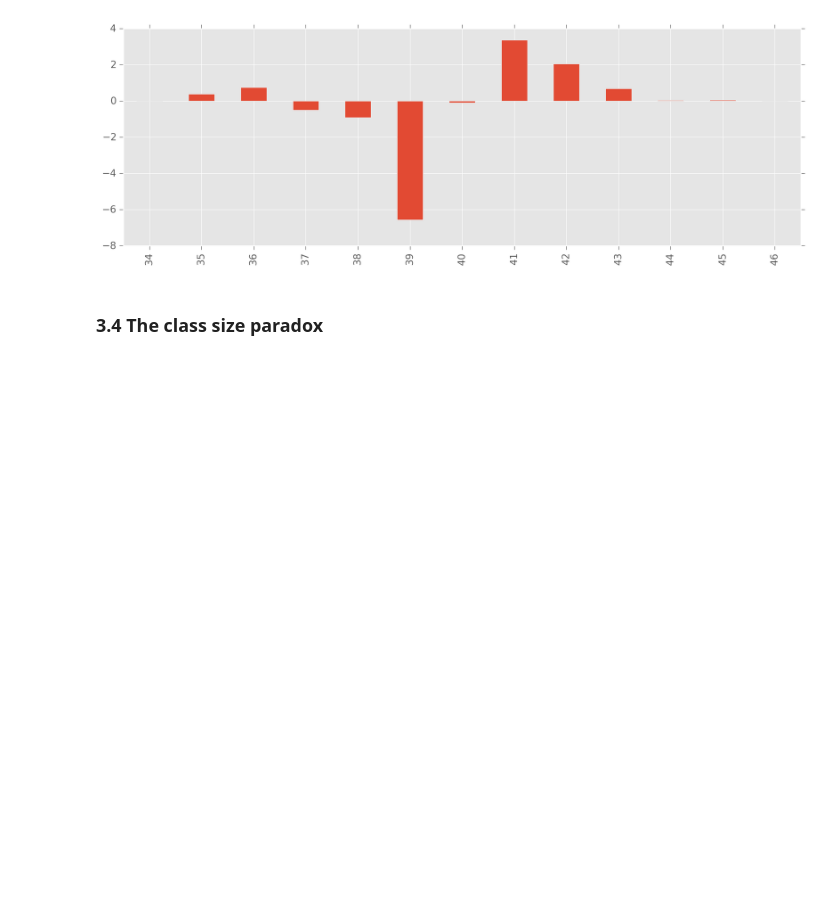
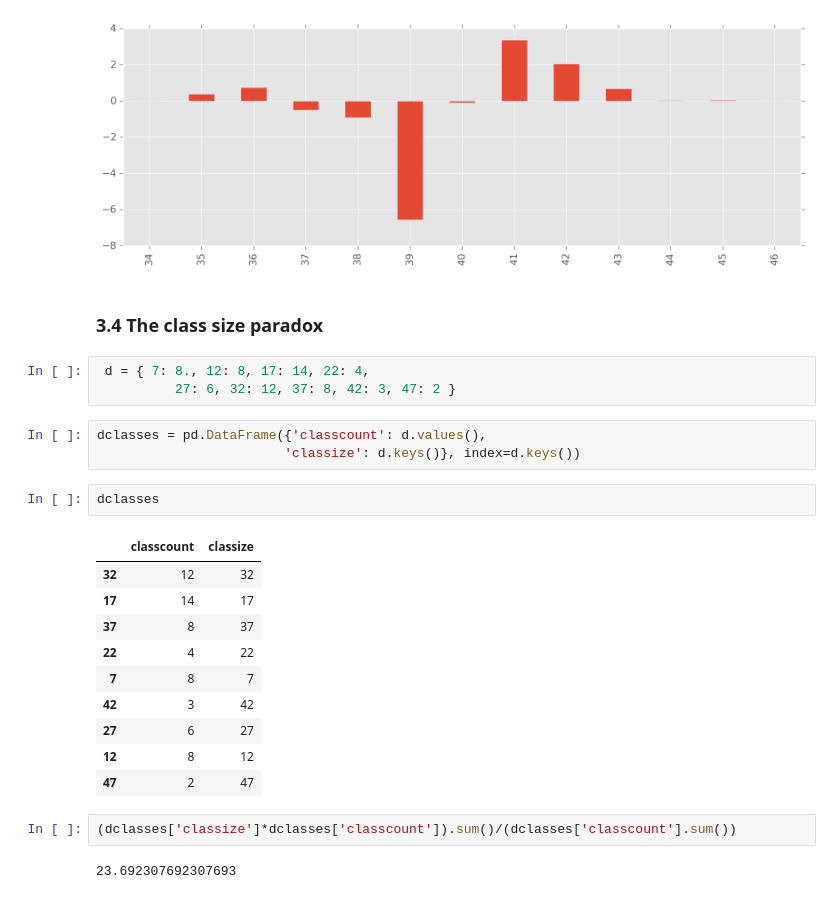
Before and after one commit to doolingdavid/ThinkStats2, a Jupyter notebook: code/chap01ex.ipynb, the cells around one changed output. Saved outputs shown, nothing was run; the diff lists cells and outputs as text; blank space fills up the shorter version.

```diff
--- a/code/chap01ex.ipynb
+++ b/code/chap01ex.ipynb
@@ -692,3 +692,26 @@ dtest.delta.loc[34:46].plot(kind='bar')
 [figure]
 # %% [markdown]
 ### 3.4 The class size paradox
+# %%
+ d = { 7: 8., 12: 8, 17: 14, 22: 4,
+          27: 6, 32: 12, 37: 8, 42: 3, 47: 2 }
+# %%
+dclasses = pd.DataFrame({'classcount': d.values(),
+                        'classize': d.keys()}, index=d.keys())
+# %%
+dclasses
+# %% [output]
+|  | classcount | classize |
+| 32 | 12 | 32 |
+| 17 | 14 | 17 |
+| 37 | 8 | 37 |
+| 22 | 4 | 22 |
+| 7 | 8 | 7 |
+| 42 | 3 | 42 |
+| 27 | 6 | 27 |
+| 12 | 8 | 12 |
+| 47 | 2 | 47 |
+# %%
+(dclasses['classize']*dclasses['classcount']).sum()/(dclasses['classcount'].sum())
+# %% [output]
+23.692307692307693
```
